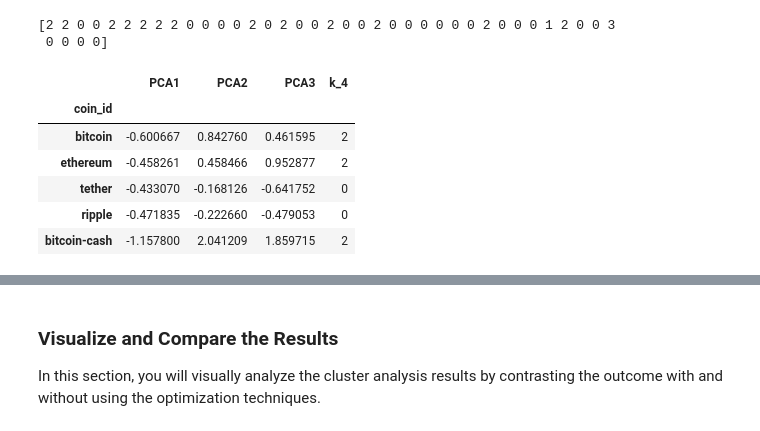
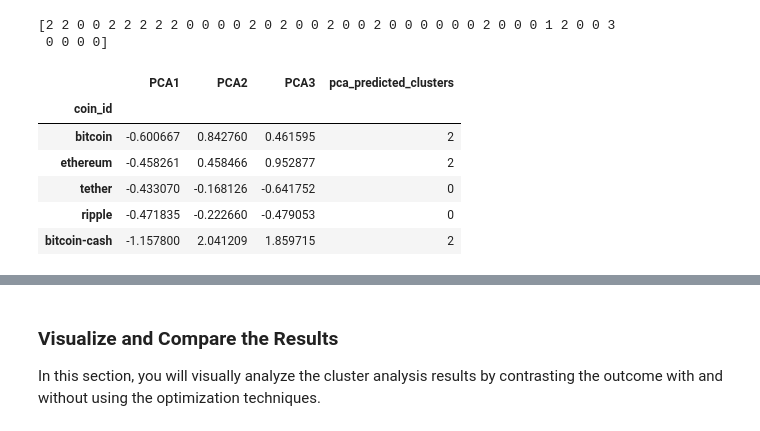
Before and after one commit to baron14-coder/CryptoClustering, a Jupyter notebook: Crypto_Clustering.ipynb, the cells around one changed output, grey strips where cells are left out. Drawn from its saved outputs; the diff is of its cells as text; code cells hidden in the pictures.

Commit message:
origin

```diff
--- a/Crypto_Clustering.ipynb
+++ b/Crypto_Clustering.ipynb
@@ -257,6 +228,15 @@ print(market_data_pca)
 # %%
 # Create a new DataFrame with the PCA data.
-market_data_pca_df = pd.DataFrame(
-    market_data_pca,
+pca_market_data_df= pd.DataFrame(
+    pca_market_data,
     columns=["PCA1", "PCA2", "PCA3"]
 )
+
+
+# Copy the crypto names from the original scaled DataFrame
+# Set the coin_id column as index
+pca_market_data_df.index=transformed_market_data.index
+
+
+# Display the scaled PCA DataFrame
+pca_market_data_df.head()
@@ -307,7 +257,7 @@ market_data_pca_df
 k = list(range(1, 11))
 # %%
 # Create an empty list to store the inertia values
-inertia = []
+inertia=[]
 
 # Create a for loop to compute the inertia with each possible value of k
 # Inside the loop:
@@ -316,7 +266,7 @@ inertia = []
 # 3. Append the model.inertia_ to the inertia list
 for i in k:
     k_model = KMeans(n_clusters=i, random_state=1)
-    k_model.fit(market_data_pca_df)
+    k_model.fit(pca_market_data_df)
     inertia.append(k_model.inertia_)
 # %%
 # Create a dictionary with the data to plot the Elbow curve
@@ -361,12 +310,12 @@ df_elbow.hvplot.line(
 model = KMeans(n_clusters=4, random_state=0)
 # %%
 # Fit the K-Means model using the PCA data
-model.fit(market_data_pca_df)
+model.fit(pca_market_data_df)
 # %% [output]
 KMeans(n_clusters=4, random_state=0)
 # %%
 # Predict the clusters to group the cryptocurrencies using the scaled PCA DataFrame
-k_4 = model.predict(market_data_pca_df)
+k_4 = model.predict(pca_market_data_df)
 
 # Print the resulting array of cluster values.
 print(k_4)
@@ -375,15 +324,15 @@ print(k_4)
  0 0 0 0]
 # %%
 # Create a copy of the scaled PCA DataFrame
-market_data_pca_predictions = market_data_pca_df.copy()
 
+pca_market_data_df_predictions=pca_market_data_df.copy()
 # Add a new column to the copy of the PCA DataFrame with the predicted clusters
-market_data_pca_predictions["k_4"] = k_4
+pca_market_data_df_predictions["pca_predicted_clusters"]=k_4
 
 # Display the copy of the scaled PCA DataFrame
-market_data_pca_predictions.head()
+pca_market_data_df_predictions.head()
 # %% [output]
-|  | PCA1 | PCA2 | PCA3 | k_4 |
+|  | PCA1 | PCA2 | PCA3 | pca_predicted_clusters |
 | coin_id |  |  |  |  |
 | bitcoin | -0.600667 | 0.842760 | 0.461595 | 2 |
 | ethereum | -0.458261 | 0.458466 | 0.952877 | 2 |
```
Also changed, not shown: parts of 29 cells of this notebook.
